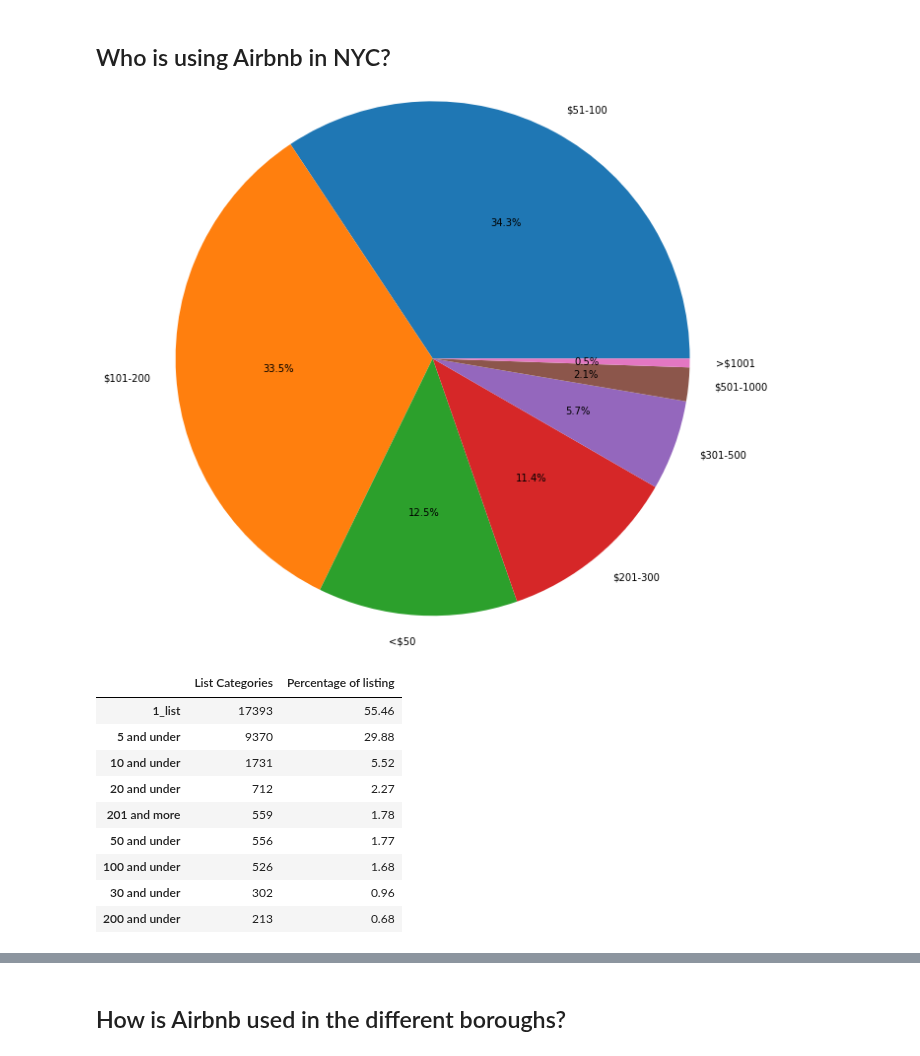
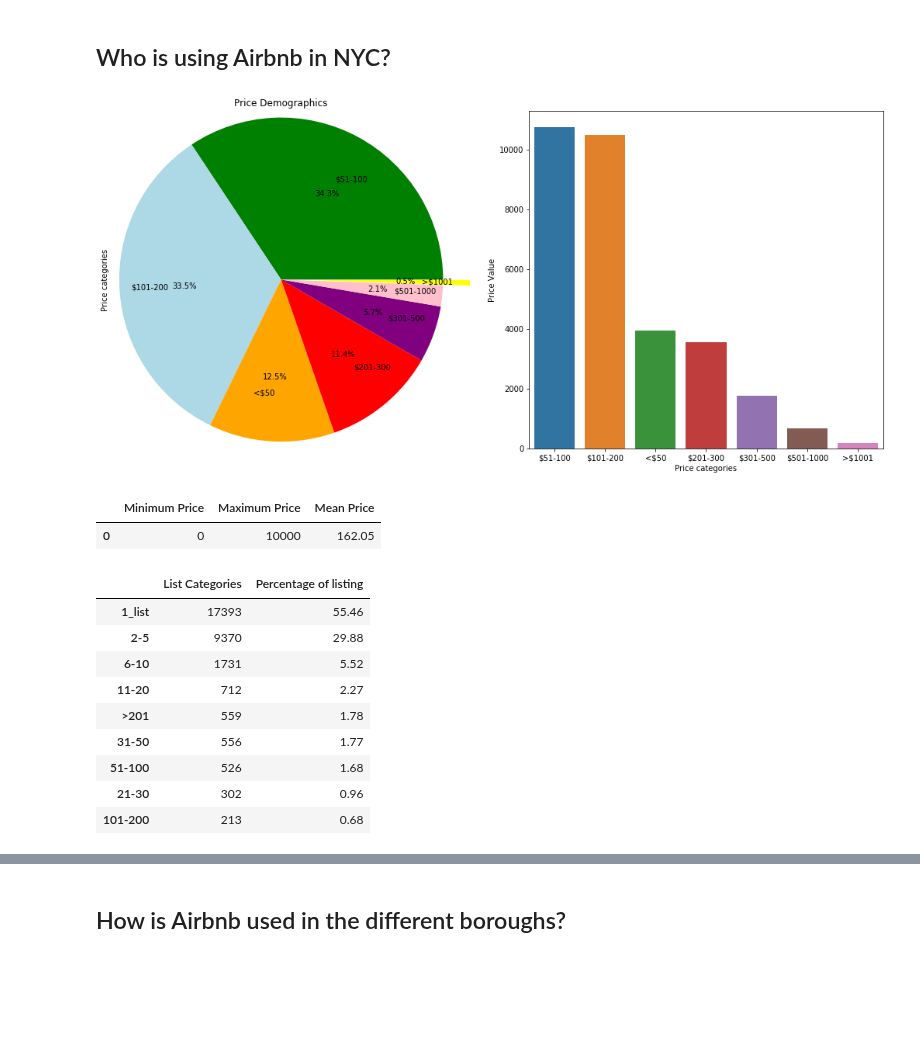
Before and after one commit to hayden4davey/Project1-Group2, a Jupyter notebook: Final Airbnb Analysis.ipynb, the cells around one changed output, grey strips where cells are left out. Saved outputs shown, nothing was run; the diff lists cells and outputs as text; code cells hidden in the pictures; blank space fills up the shorter version.

```diff
--- a/Final Airbnb Analysis.ipynb
+++ b/Final Airbnb Analysis.ipynb
@@ -35,34 +35,51 @@ pop_dict = {'Brooklyn': 2582830,
 # %%
 price_bins = [0,50,100,200,300,500,1000, max(abb_df['Price'])]
 price_group_names =["<$50","$51-100","$101-200","$201-300","$301-500","$501-1000",">$1001"]
 abb_df["Price categories"] = pd.cut(abb_df["Price"], price_bins, labels=price_group_names)
 
-Price_Demographics = pd.DataFrame(abb_df["Price categories"].value_counts())
-plt.pie(Price_Demographics['Price categories'],labels=Price_Demographics.index,autopct="%1.1f%%",radius=3)
-plt.savefig("Output/Price Demographics")
+f,ax=plt.subplots(1,2,figsize=(18,8))
+colors = ["green","lightblue","orange","red","purple","pink","yellow"]
+abb_df['Price categories'].value_counts().plot.pie(explode=[0,0,0,0,0,0,0.2],colors = colors, autopct='%1.1f%%',ax=ax[0],labeldistance=0.7,radius=1.2)
+ax[0].set_title('Price Demographics')
+
+sns.countplot('Price categories',data=abb_df,ax=ax[1],order=abb_df['Price categories'].value_counts().index)
+ax[1].set_ylabel('Price Value')
+
+plt.savefig('Output/Price Demographics')
 # plt.show()
 # %% [output]
-[figure, old version]
+[figure, new version]
+# %%
+min_p = min(abb_df['Price'])
+max_p = max(abb_df['Price'])
+mean_p = round(abb_df['Price'].mean(),2)
+# print(f'min price:{min_p}, max price:{max_p},mean_p:{mean_p}')
+price_dict={"Minimum Price":[min_p], "Maximum Price":[max_p],"Mean Price":[mean_p]}
+price_df = pd.DataFrame(price_dict)
+price_df
+# %% [output]
+|  | Minimum Price | Maximum Price | Mean Price |
+| 0 | 0 | 10000 | 162.05 |
 # %%
 # List Demographics
 list_bins = [0,1,5, 10, 20,30,50,100,200,max(abb_df['Calculated Host Listings Count'])]
-list_group_names =['1_list','5 and under','10 and under','20 and under','30 and under','50 and under','100 and under','200 and under','201 and more']
+list_group_names =['1_list','2-5','6-10','11-20','21-30','31-50','51-100','101-200','>201']
 abb_df["List Categories"] = pd.cut(abb_df["Calculated Host Listings Count"], list_bins, labels=list_group_names)
 List_Demographics = pd.DataFrame(abb_df["List Categories"].value_counts())
 List_Demographics.reset_index()
-total_list = len(abb_df["ID"])
-List_Demographics["Percentage of listing"]= round(List_Demographics["List Categories"]/ total_list *100,2)
+List_Demographics["Percentage of listing"]= round(List_Demographics["List Categories"]/ List_Demographics["List Categories"].sum() *100,2)
+
 List_Demographics.rank(axis=0, numeric_only=False)
 List_Demographics
 # %% [output]
 |  | List Categories | Percentage of listing |
 | 1_list | 17393 | 55.46 |
-| 5 and under | 9370 | 29.88 |
-| 10 and under | 1731 | 5.52 |
-| 20 and under | 712 | 2.27 |
-| 201 and more | 559 | 1.78 |
-| 50 and under | 556 | 1.77 |
-| 100 and under | 526 | 1.68 |
-| 30 and under | 302 | 0.96 |
-| 200 and under | 213 | 0.68 |
+| 2-5 | 9370 | 29.88 |
+| 6-10 | 1731 | 5.52 |
+| 11-20 | 712 | 2.27 |
+| >201 | 559 | 1.78 |
+| 31-50 | 556 | 1.77 |
+| 51-100 | 526 | 1.68 |
+| 21-30 | 302 | 0.96 |
+| 101-200 | 213 | 0.68 |
 # %%
```
Also changed, not shown: parts of 1 cell of this notebook.
